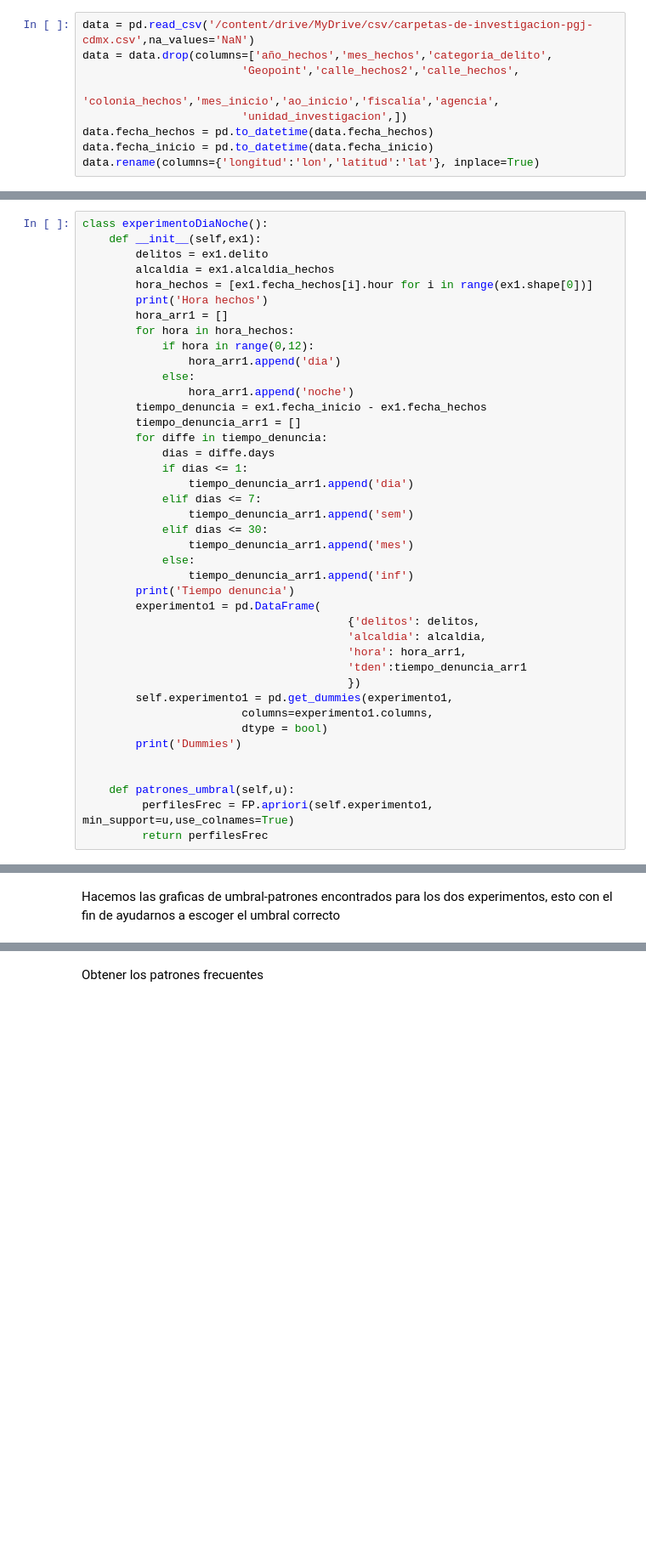
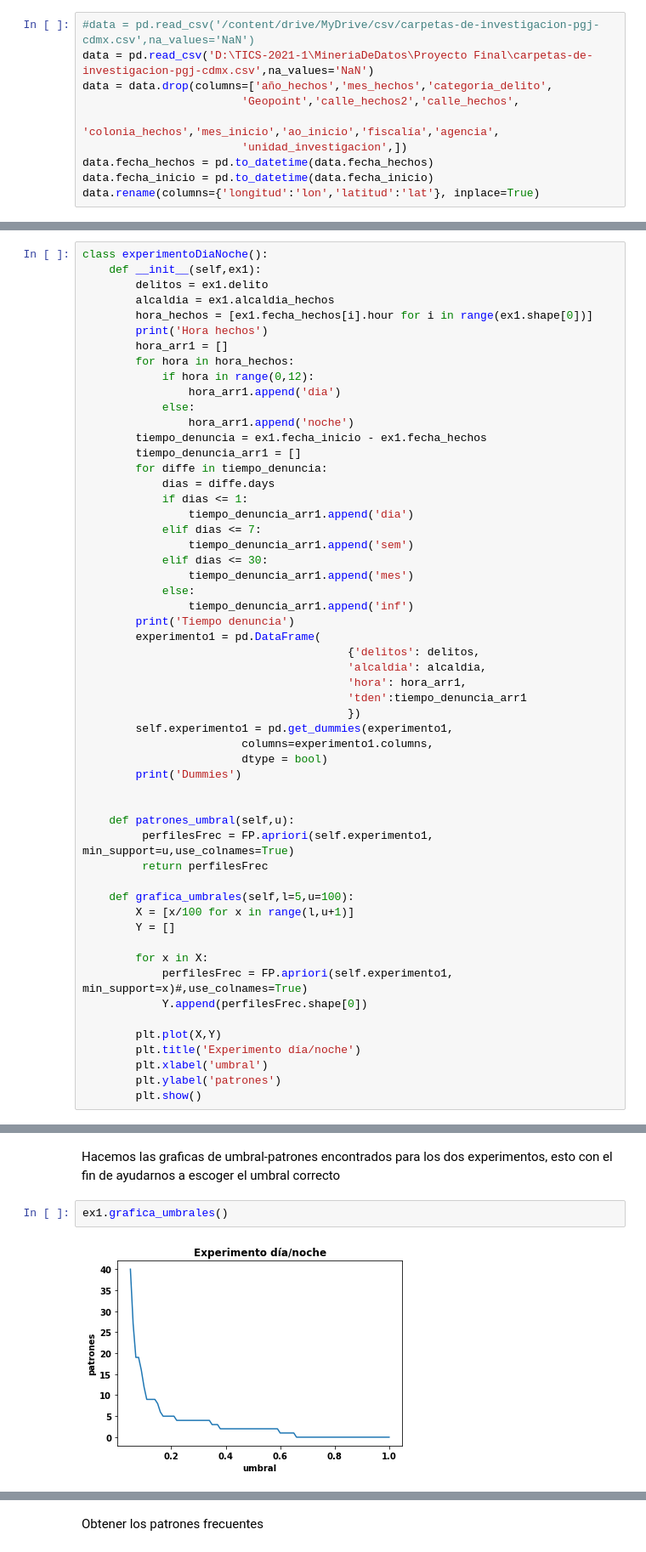
Before and after one commit to JavoJavo/Freq-Patt-Mexico-Crime, a Jupyter notebook: Patrones1.ipynb, the cells around one changed output, grey strips where cells are left out. Shown at 85% size. Drawn from its saved outputs; the diff is of its cells as text; blank space fills up the shorter version.

Commit message:
Graficas de umbrales

```diff
--- a/Patrones1.ipynb
+++ b/Patrones1.ipynb
@@ -11,7 +11,8 @@ import matplotlib.pyplot as plt
 # %% [markdown]
 Cargar los datos
 # %%
-data = pd.read_csv('/content/drive/MyDrive/csv/carpetas-de-investigacion-pgj-cdmx.csv',na_values='NaN')
+#data = pd.read_csv('/content/drive/MyDrive/csv/carpetas-de-investigacion-pgj-cdmx.csv',na_values='NaN')
+data = pd.read_csv('D:\TICS-2021-1\MineriaDeDatos\Proyecto Final\carpetas-de-investigacion-pgj-cdmx.csv',na_values='NaN')
 data = data.drop(columns=['año_hechos','mes_hechos','categoria_delito',
                         'Geopoint','calle_hechos2','calle_hechos',
                         'colonia_hechos','mes_inicio','ao_inicio','fiscalía','agencia',
@@ -62,6 +63,20 @@ class experimentoDiaNoche():
     def patrones_umbral(self,u):
          perfilesFrec = FP.apriori(self.experimento1, min_support=u,use_colnames=True)
          return perfilesFrec
+
+    def grafica_umbrales(self,l=5,u=100):
+        X = [x/100 for x in range(l,u+1)]
+        Y = []
+
+        for x in X:
+            perfilesFrec = FP.apriori(self.experimento1, min_support=x)#,use_colnames=True)
+            Y.append(perfilesFrec.shape[0])
+
+        plt.plot(X,Y)
+        plt.title('Experimento día/noche')
+        plt.xlabel('umbral')
+        plt.ylabel('patrones')
+        plt.show()
 # %%
 class experimentoDiaTardeNoche():
     def __init__(self,ex1):
@@ -121,3 +150,7 @@ Tiempo denuncia
 Dummies
 # %% [markdown]
 Hacemos las graficas de umbral-patrones encontrados para los dos experimentos, esto con el fin de ayudarnos a escoger el umbral correcto
+# %%
+ex1.grafica_umbrales()
+# %% [output]
+[figure, added]
```
Also changed, not shown: parts of 2 cells of this notebook.
